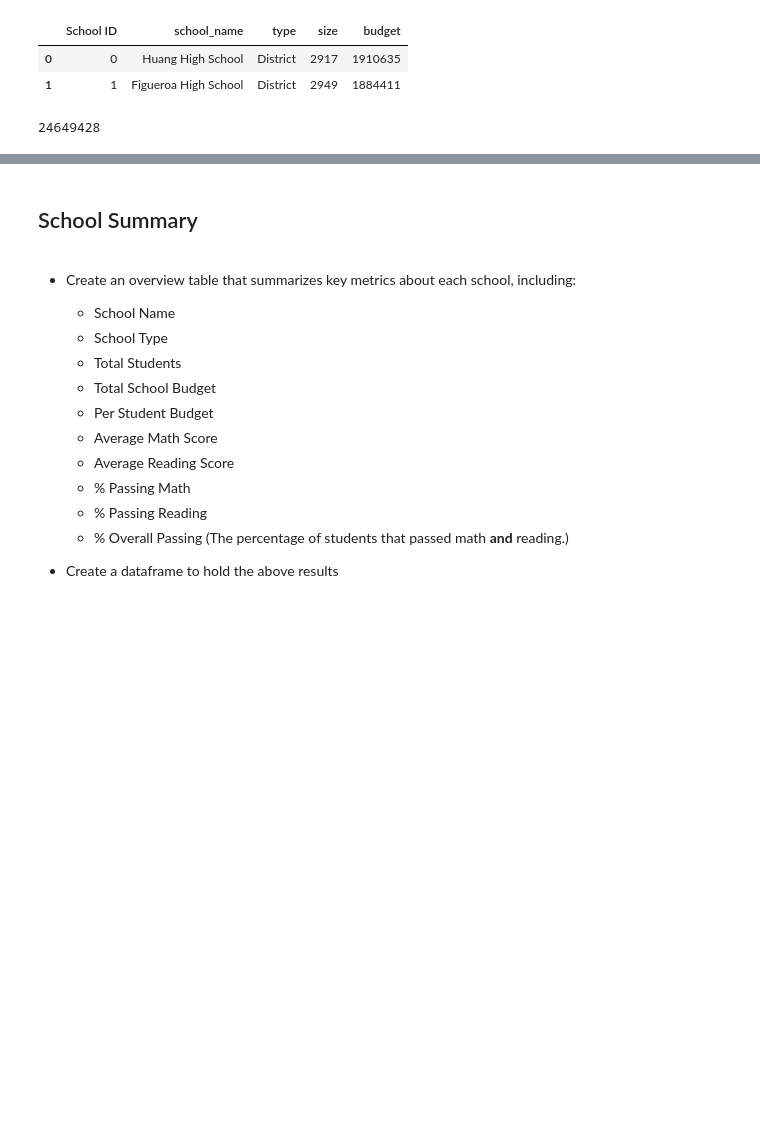
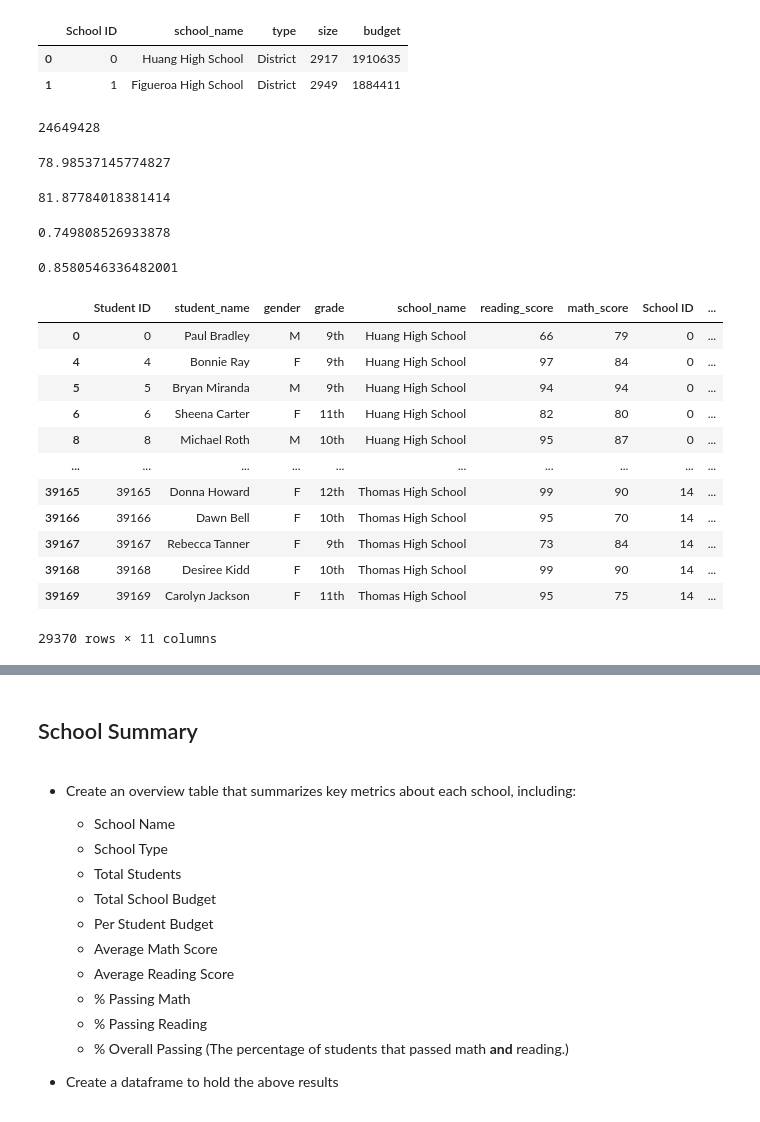
Before and after one commit to 3065923/Pandas-Challenge-Jake, a Jupyter notebook: PyCitySchools/Jake_PyCitySchools.ipynb, the cells around one changed output, grey strips where cells are left out. Cells and saved outputs as stored; diff of their text form; code cells hidden in the pictures; blank space fills up the shorter version.

```diff
--- a/PyCitySchools/Jake_PyCitySchools.ipynb
+++ b/PyCitySchools/Jake_PyCitySchools.ipynb
@@ -146,3 +147,50 @@ total_budget = school_data_df["budget"].sum()
 total_budget
 # %% [output]
 24649428
+# %%
+#find average math score
+average_math_score = school_data_complete_df["math_score"].mean()
+average_math_score
+# %% [output]
+78.98537145774827
+# %%
+#find average reading score
+average_reading_score = school_data_complete_df["reading_score"].mean()
+average_reading_score
+# %% [output]
+81.87784018381414
+# %%
+#find % passing math
+                                                                                   #need to include "math_scorer index"
+#this will be assuming a passing grade is >59                                      to only return one value pertaining to math score
+percent_pass_math = school_data_complete_df.loc[school_data_complete_df["math_score"] >= 70, "math_score"].count() / school_data_complete_df["math_score"].count()
+percent_pass_math
+# %% [output]
+0.749808526933878
+# %%
+#find % passing reading
+                                                                                   #need to include "reading_scorer index"
+#this will be assuming a passing grade is >59
+percent_pass_read = school_data_complete_df.loc[school_data_complete_df["reading_score"] >= 70, "reading_score"].count() / school_data_complete_df["reading_score"].count()
+percent_pass_read
+# %% [output]
+0.8580546336482001
+# %%
+#create a test df with only passing math grades    then find percentage passed of reading in new df
+
+pass_math_df = school_data_complete_df.loc[school_data_complete_df["math_score"] >= 70, :]
+pass_math_df
+# %% [output]
+|  | Student ID | student_name | gender | grade | school_name | reading_score | math_score | School ID | ... |
+| 0 | 0 | Paul Bradley | M | 9th | Huang High School | 66 | 79 | 0 | ... |
+| 4 | 4 | Bonnie Ray | F | 9th | Huang High School | 97 | 84 | 0 | ... |
+| 5 | 5 | Bryan Miranda | M | 9th | Huang High School | 94 | 94 | 0 | ... |
+| 6 | 6 | Sheena Carter | F | 11th | Huang High School | 82 | 80 | 0 | ... |
+| 8 | 8 | Michael Roth | M | 10th | Huang High School | 95 | 87 | 0 | ... |
+| ... | ... | ... | ... | ... | ... | ... | ... | ... | ... |
+| 39165 | 39165 | Donna Howard | F | 12th | Thomas High School | 99 | 90 | 14 | ... |
+| 39166 | 39166 | Dawn Bell | F | 10th | Thomas High School | 95 | 70 | 14 | ... |
+| 39167 | 39167 | Rebecca Tanner | F | 9th | Thomas High School | 73 | 84 | 14 | ... |
+| 39168 | 39168 | Desiree Kidd | F | 10th | Thomas High School | 99 | 90 | 14 | ... |
+| 39169 | 39169 | Carolyn Jackson | F | 11th | Thomas High School | 95 | 75 | 14 | ... |
+29370 rows × 11 columns
```
Also changed, not shown: parts of 84 cells of this notebook.
